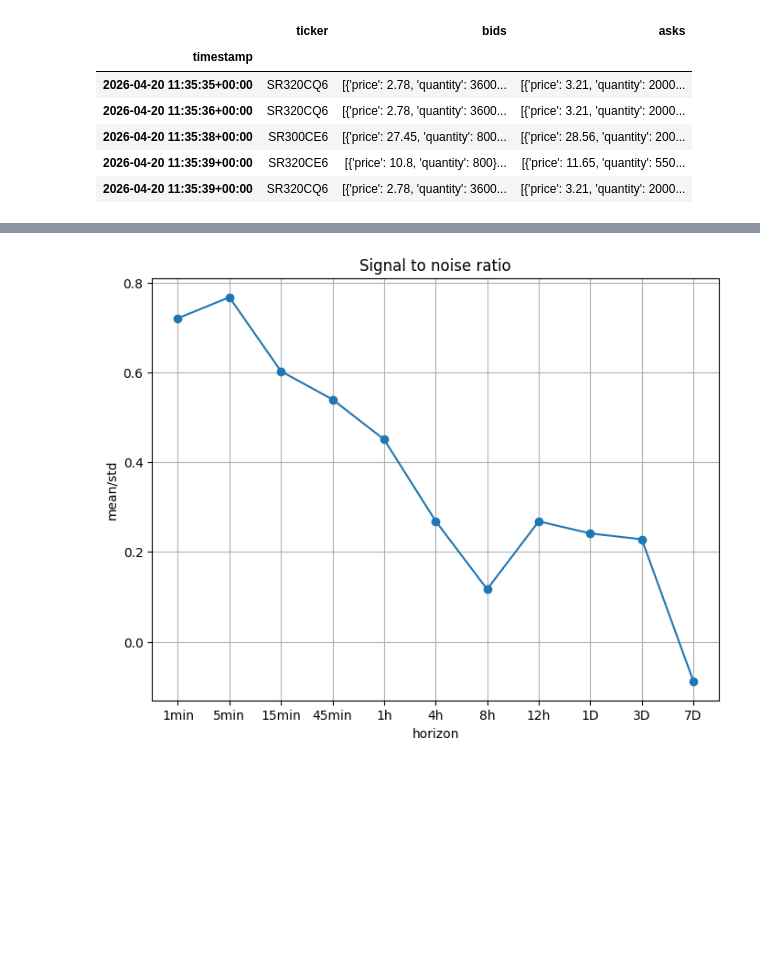
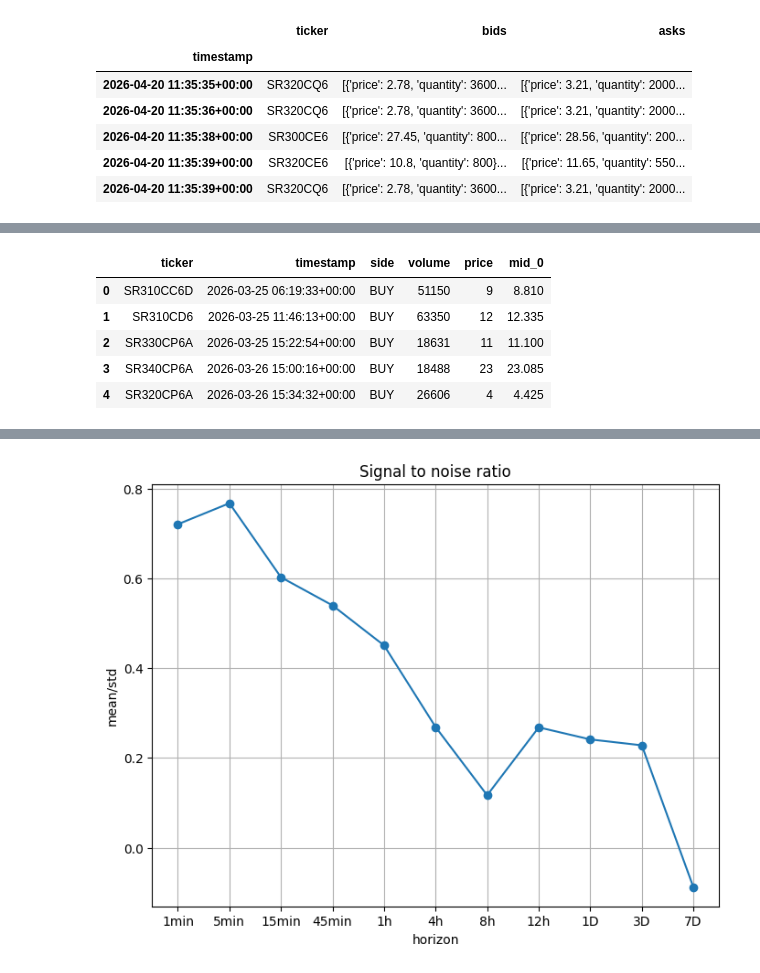
Before and after one commit to SigmaFlowX/Moex-Options-, a Jupyter notebook: notebooks/orders_analysis.ipynb, the cells around one changed output, grey strips where cells are left out. Cells and saved outputs as stored; diff of their text form; code cells hidden in the pictures; blank space fills up the shorter version.

```diff
--- a/notebooks/orders_analysis.ipynb
+++ b/notebooks/orders_analysis.ipynb
@@ -113,12 +113,20 @@ prices_df = prices_df.sort_values(['ticker', 'timestamp'])
 # %%
 base = pd.merge_asof(
     top_buy_df.sort_index(),
     prices_df.sort_values('timestamp'),
     left_on='timestamp',
     right_on='timestamp',
     by='ticker',
     direction='backward'
 ).rename(columns={'mid_price': 'mid_0'})
+base.head()
+# %% [output]
+|  | ticker | timestamp | side | volume | price | mid_0 |
+| 0 | SR310CC6D | 2026-03-25 06:19:33+00:00 | BUY | 51150 | 9 | 8.810 |
+| 1 | SR310CD6 | 2026-03-25 11:46:13+00:00 | BUY | 63350 | 12 | 12.335 |
+| 2 | SR330CP6A | 2026-03-25 15:22:54+00:00 | BUY | 18631 | 11 | 11.100 |
+| 3 | SR340CP6A | 2026-03-26 15:00:16+00:00 | BUY | 18488 | 23 | 23.085 |
+| 4 | SR320CP6A | 2026-03-26 15:34:32+00:00 | BUY | 26606 | 4 | 4.425 |
 # %%
 horizons = ['1min','5min', '15min', '45min','1h', '4h', '8h', '12h', '1D', '3D', '7D']
 
```
Also changed, not shown: parts of 1 cell of this notebook.
